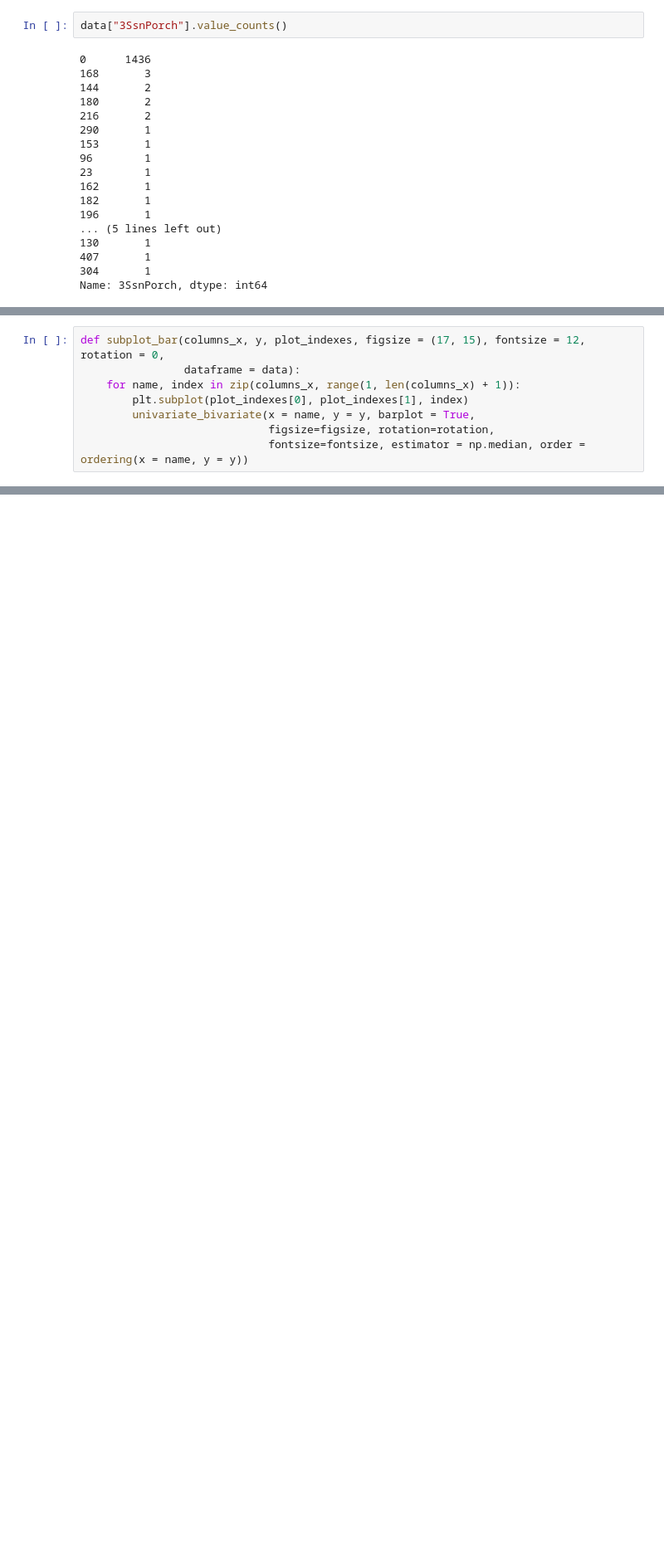
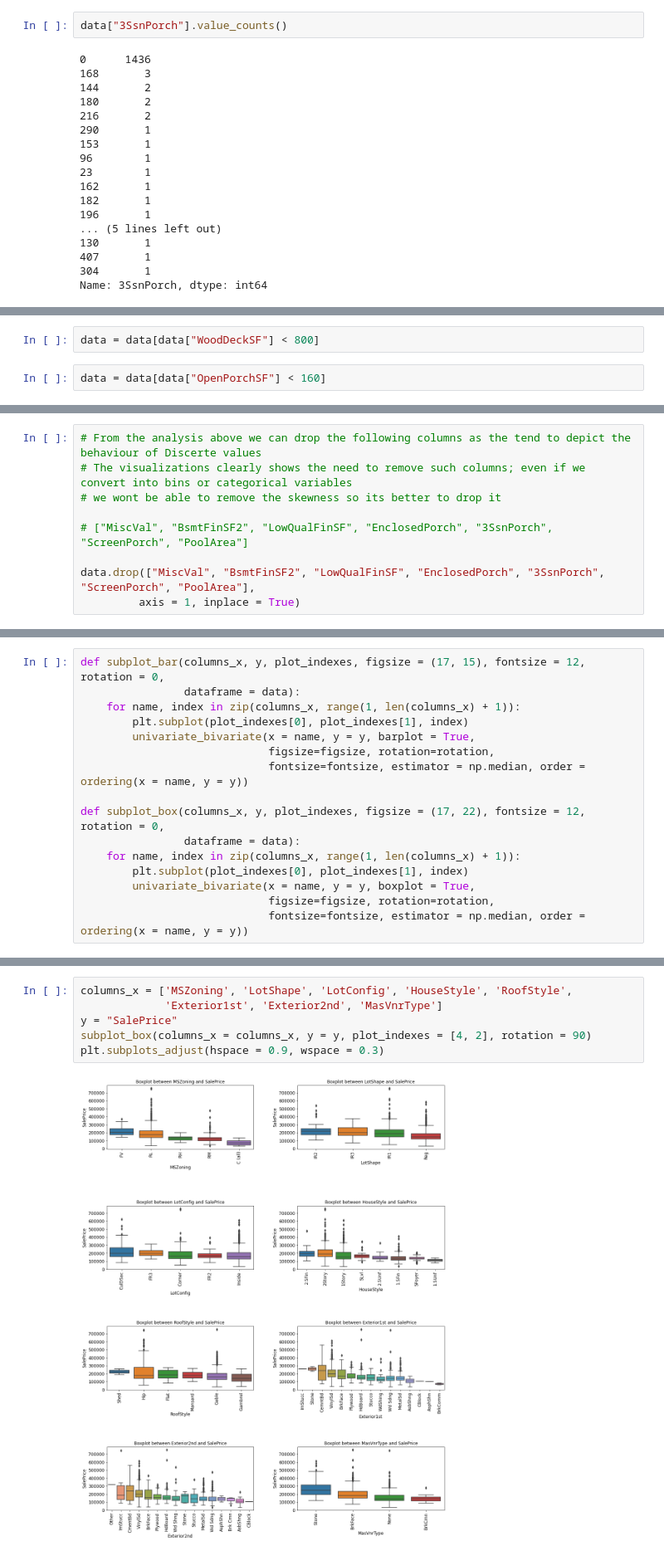
Before and after one commit to basil-16/SurpriseHousing, a Jupyter notebook: AdvancedRegressionAssignment.ipynb, the cells around one changed output, grey strips where cells are left out. Shown at 83% size. Drawn from its saved outputs; the diff is of its cells as text; blank space fills up the shorter version.

```diff
--- a/AdvancedRegressionAssignment.ipynb
+++ b/AdvancedRegressionAssignment.ipynb
@@ -963,3 +993,7 @@ plt.subplots_adjust(hspace = 0.4, wspace=0.2)
+# %%
+data = data[data["WoodDeckSF"] < 800]
+# %%
+data = data[data["OpenPorchSF"] < 160]
 # %%
 for i in ['MiscVal', 'BsmtFinSF2', 'LowQualFinSF', 'OpenPorchSF', 'EnclosedPorch', '3SsnPorch', 'ScreenPorch', 'PoolArea']:
     print(i)
@@ -985,0 +1018,9 @@ PoolArea
+# %%
+# From the analysis above we can drop the following columns as the tend to depict the behaviour of Discerte values
+# The visualizations clearly shows the need to remove such columns; even if we convert into bins or categorical variables
+# we wont be able to remove the skewness so its better to drop it
+
+# ["MiscVal", "BsmtFinSF2", "LowQualFinSF", "EnclosedPorch", "3SsnPorch", "ScreenPorch", "PoolArea"]
+
+data.drop(["MiscVal", "BsmtFinSF2", "LowQualFinSF", "EnclosedPorch", "3SsnPorch", "ScreenPorch", "PoolArea"],
+         axis = 1, inplace = True)
@@ -997,6 +1089,14 @@ def subplot_bar(columns_x, y, plot_indexes, figsize = (17, 15), fontsize = 12, r
         univariate_bivariate(x = name, y = y, barplot = True,
                              figsize=figsize, rotation=rotation,
                              fontsize=fontsize, estimator = np.median, order = ordering(x = name, y = y))
+
+def subplot_box(columns_x, y, plot_indexes, figsize = (17, 22), fontsize = 12, rotation = 0,
+                dataframe = data):
+    for name, index in zip(columns_x, range(1, len(columns_x) + 1)):
+        plt.subplot(plot_indexes[0], plot_indexes[1], index)
+        univariate_bivariate(x = name, y = y, boxplot = True,
+                             figsize=figsize, rotation=rotation,
+                             fontsize=fontsize, estimator = np.median, order = ordering(x = name, y = y))
 # %%
 columns_x = ['MSZoning', 'LotShape', 'LotConfig', 'HouseStyle', 'RoofStyle',
              'Exterior1st', 'Exterior2nd', 'MasVnrType']
@@ -1005,0 +1108,8 @@ plt.subplots_adjust(hspace = 0.9, wspace = 0.3)
+# %%
+columns_x = ['MSZoning', 'LotShape', 'LotConfig', 'HouseStyle', 'RoofStyle',
+             'Exterior1st', 'Exterior2nd', 'MasVnrType']
+y = "SalePrice"
+subplot_box(columns_x = columns_x, y = y, plot_indexes = [4, 2], rotation = 90)
+plt.subplots_adjust(hspace = 0.9, wspace = 0.3)
+# %% [output]
+[figure, added]
```
Also changed, not shown: parts of 93 cells of this notebook.
